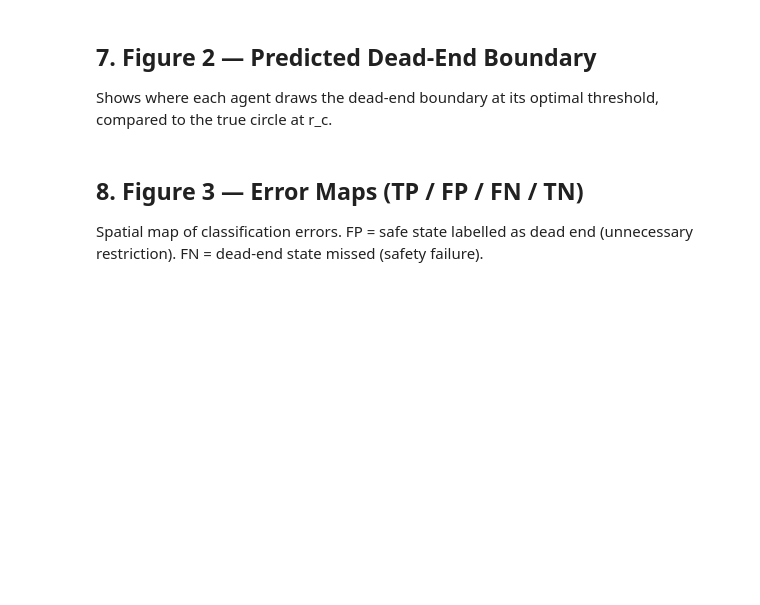
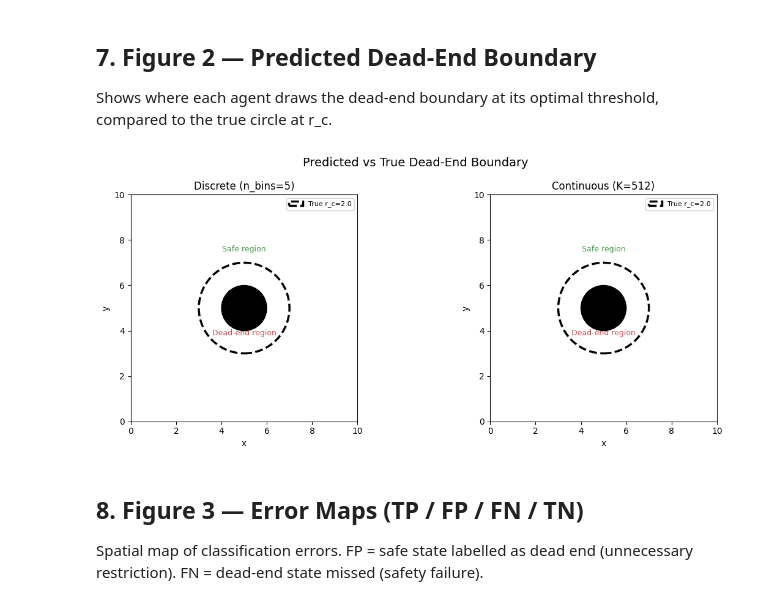
Before and after one commit to jaym-01/ContinuousDeD, a Jupyter notebook: evaluate_dead_ends.ipynb, the cells around one changed output. Saved outputs shown, nothing was run; the diff lists cells and outputs as text; code cells hidden in the pictures; blank space fills up the shorter version.

```diff
--- a/evaluate_dead_ends.ipynb
+++ b/evaluate_dead_ends.ipynb
@@ -78,6 +83,8 @@ def load_agent(path):
     agent.qnetwork_local.to(device)
     agent.qnetwork_local.eval()
     return agent
+
+device = torch.device("cuda:0" if torch.cuda.is_available() else "mps" if torch.backends.mps.is_available() else "cpu")
 
 disc_Qd = load_agent(discrete_Qd_path)
 disc_Qr = load_agent(discrete_Qr_path)
@@ -133,6 +148,8 @@ print(f'  Boundary zone (|d - r_c| < {DELTA_BOUNDARY}): {zone_boundary.sum()}')
 Higher (less negative) → agent thinks state is *not* a dead end.
 Classify as dead end when score < threshold (threshold ∈ [-1, 0]).
 # %%
+device = torch.device("cuda:0" if torch.cuda.is_available() else "mps" if torch.backends.mps.is_available() else "cpu")
+
 def score_discrete(agent, states_t, batch_size=256):
     """max over all discrete actions of mean-quantile Q_D(s,a). Shape: (N,)"""
     scores = []
@@ -175,7 +192,7 @@ disc_Qd_scores = score_discrete(disc_Qd, states_t)
 print('Scoring discrete Qr...')
 disc_Qr_scores = score_discrete(disc_Qr, states_t)
 print('Scoring continuous Qd...')
-cont_Qd_scores = score_continuous(cont_Qd, states_t)
+cont_Qd_scores = score_continuous(cont_Qd, states_t, batch_size=8)  # smaller batch for continuous due to K action samples
 print('Scoring continuous Qr...')
-cont_Qr_scores = score_continuous(cont_Qr, states_t)
+cont_Qr_scores = score_continuous(cont_Qr, states_t, batch_size=8)
 print('Done.')
@@ -326,29 +355,33 @@ Shows where each agent draws the dead-end boundary at its optimal threshold, com
 # %%
 fig, axes = plt.subplots(1, 2, figsize=(12, 5))
 
 for ax, scores, opt_t, label, color in [
     (axes[0], disc_Qd_scores, disc_opt_t, f'Discrete (n_bins={n_bins})', 'steelblue'),
     (axes[1], cont_Qd_scores, cont_opt_t, f'Continuous (K={K_EVAL})',    'darkorange'),
 ]:
     grid, xs, ys = scores_to_grid(scores, states)
-    ax.contourf(xs, ys, grid, levels=[-1.0, opt_t, 0.0],
+    saveopt=np.clip(opt_t, -0.999, -0.001)
+
+    ax.contourf(xs, ys, grid, levels=[-1.0, saveopt, 0.0],
                 colors=['#f4a261', '#e9f5e9'], alpha=0.6)
     ax.contour(xs, ys, grid, levels=[opt_t],
                colors=[color], linewidths=2, label=f'Predicted boundary (t={opt_t:.2f})')
     draw_boundary(ax, color='black', linewidth=2.5, linestyle='--', label=f'True r_c={R_C}')
     draw_planet(ax)
     ax.set_xlim(0, MAP_SIZE); ax.set_ylim(0, MAP_SIZE)
     ax.set_aspect('equal')
     ax.set_title(label, fontsize=12)
     ax.set_xlabel('x'); ax.set_ylabel('y')
     ax.legend(fontsize=8)
     ax.annotate('Dead-end region', xy=(5, 3.8), ha='center', fontsize=9, color='#c44e52')
     ax.annotate('Safe region', xy=(5, 7.5), ha='center', fontsize=9, color='#4c9a4c')
 
 fig.suptitle('Predicted vs True Dead-End Boundary', fontsize=14)
 plt.tight_layout()
 plt.savefig('fig2_boundary.pdf', bbox_inches='tight')
 plt.show()
+# %% [output]
+[figure, added]
 # %% [markdown]
 ## 8. Figure 3 — Error Maps (TP / FP / FN / TN)
 
```
Also changed, not shown: parts of 16 cells of this notebook, 5 other files.
